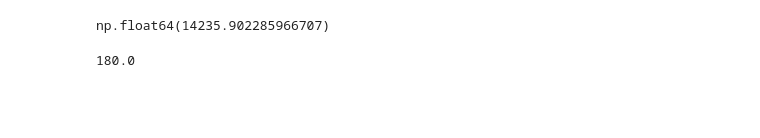
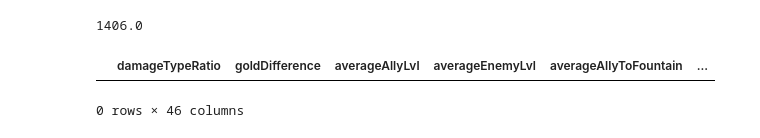
Before and after one commit to lukephysicist/LoL_Objective_Strength, a Jupyter notebook: data_acq/figurin.ipynb, the cells around one changed output. Cells and saved outputs as stored; diff of their text form; code cells hidden in the pictures; blank space fills up the shorter version.

Commit message:
wow things

```diff
--- a/data_acq/figurin.ipynb
+++ b/data_acq/figurin.ipynb
@@ -84,40 +84,40 @@ print(json.dumps(match_timeline,indent=4))
-# %%
-# blue = 12.2
-# red = 11
-import json
-import grab as gb
-with open('test.json', 'r') as file:
-    snapshot = json.load(file)
-
-intra_minute = {
-            "kill_diff": 0,
-            "gold_diff": 150,
-            "allied_lvl_ups": 3,
-            "enemy_lvl_ups": 1,
-        }
-team = 100
-gb.avg_distance_to_fountain(snapshot, 100)
-# %% [output]
-np.float64(14235.902285966707)
-# %%
-from grab import till_thing
-
-inter_minute = {
-        "baron_exp_at": 900000, #15
-        "elder_exp_at": -960000,
-        "grubs_up_at":1020000,
-        "herald_up_at":1080000,
-        "baron_up_at":1140000,
-        "dragon_up_at":1200000,
-        "elder_up_at": 1260000
-    }
-event = {
-                        "itemId": 1027,
-                        "participantId": 8,
-                        "timestamp": 840000,
-                        "type": "ITEM_DESTROYED"
-                    }
-
-till_thing(inter_minute, event, "grubs_up_at")
-# %% [output]
-180.0
+# %%
+import json
+with open("test.json", "r") as file:
+    event = json.load(file)
+import grab as gb
+
+gb.blue_gold_from_kill(event, True)
+# %% [output]
+1406.0
+# %%
+import pandas as pd
+
+# Dynamic feature column names
+dynamic_columns = [
+    "damageTypeRatio", "goldDifference", "averageAllyLvl", "averageEnemyLvl", "averageAllyToFountain",
+    "averageEnemytoFountain", "alliedDragons", "enemyDragons", "alliedGrubs", "enemyGrubs", "topTurrets",
+    "enemytopTurrets", "midTurrets", "enemyMidTurrets", "botTurrets", "enemyBotTurrets", "inhibsTaken",
+    "enemyInhibsTaken", "tillAlliedNT1", "tillAlliedNT2", "tillEnemyNT1", "tillEnemyNT2", "featsOfStrength",
+    "atakhan", "hasSoul", "tookHerald", "untilBaronExp", "untilElderExp", "untilGrubsSpawn", "untilHeraldSpawn",
+    "untilBaronSpawn", "untilDragonSpawn", "untilElderSpawn", "avgAlliedRespawn", "avgEnemyRespawn",
+    "secondsElapsed"
+]
+
+# Static feature column names
+static_columns = [
+    "CCScore", "enemyCCScore", "isSquishy", "vsSquishy", 'objective', "matchId", "team", "Patch"
+]
+
+# Combine column names in the required order
+column_names = dynamic_columns + static_columns + ["rank", "region"]
+
+# Create empty DataFrame
+df = pd.DataFrame(columns=column_names)
+
+# Display DataFrame structure
+display(df.head())
+df.to_parquet('objective_data.parquet')
+# %% [output]
+|  | damageTypeRatio | goldDifference | averageAllyLvl | averageEnemyLvl | averageAllyToFountain | ... |
+0 rows × 46 columns
```
Also changed, not shown: parts of 3 cells of this notebook, 5 other files.
